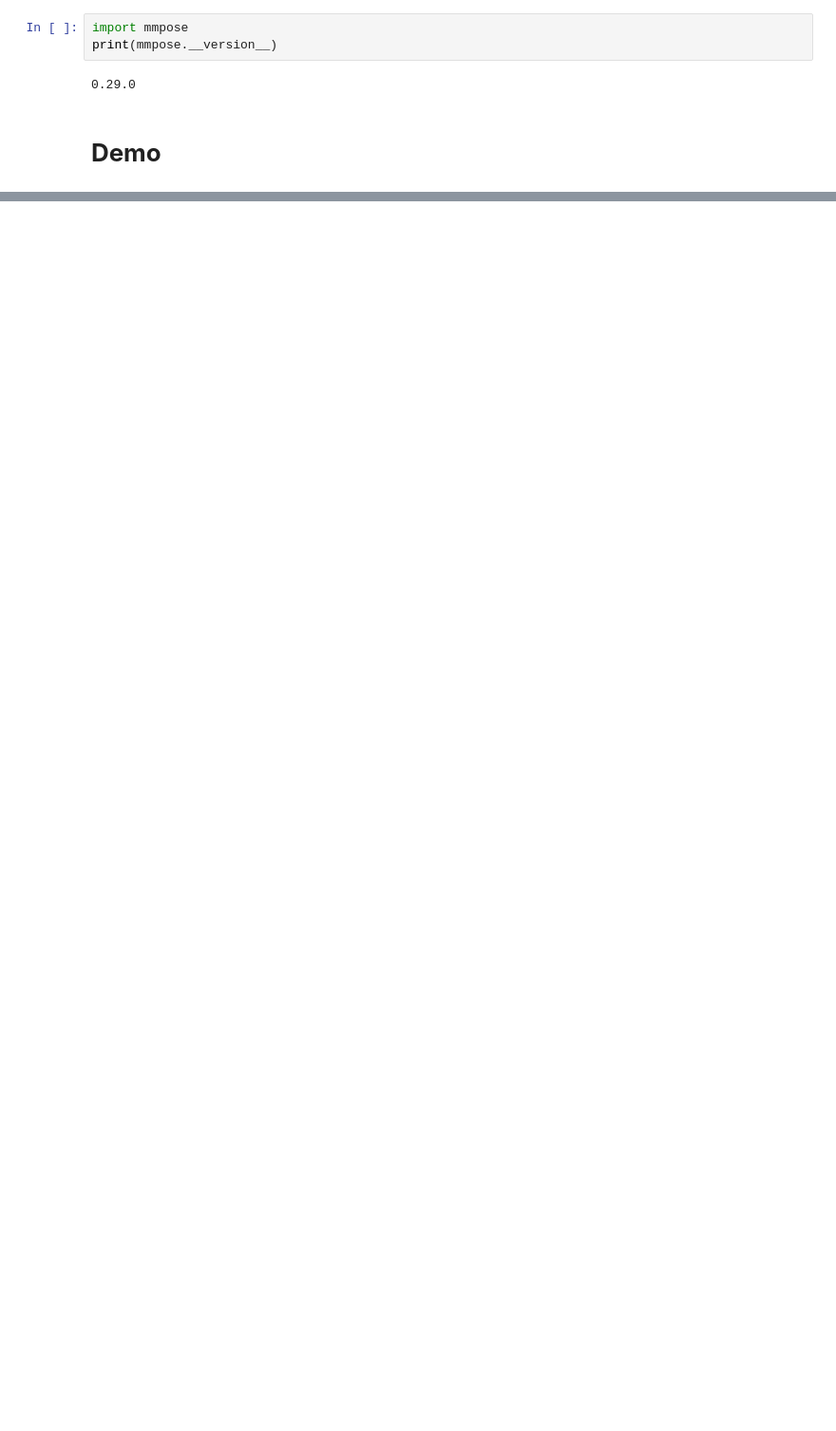
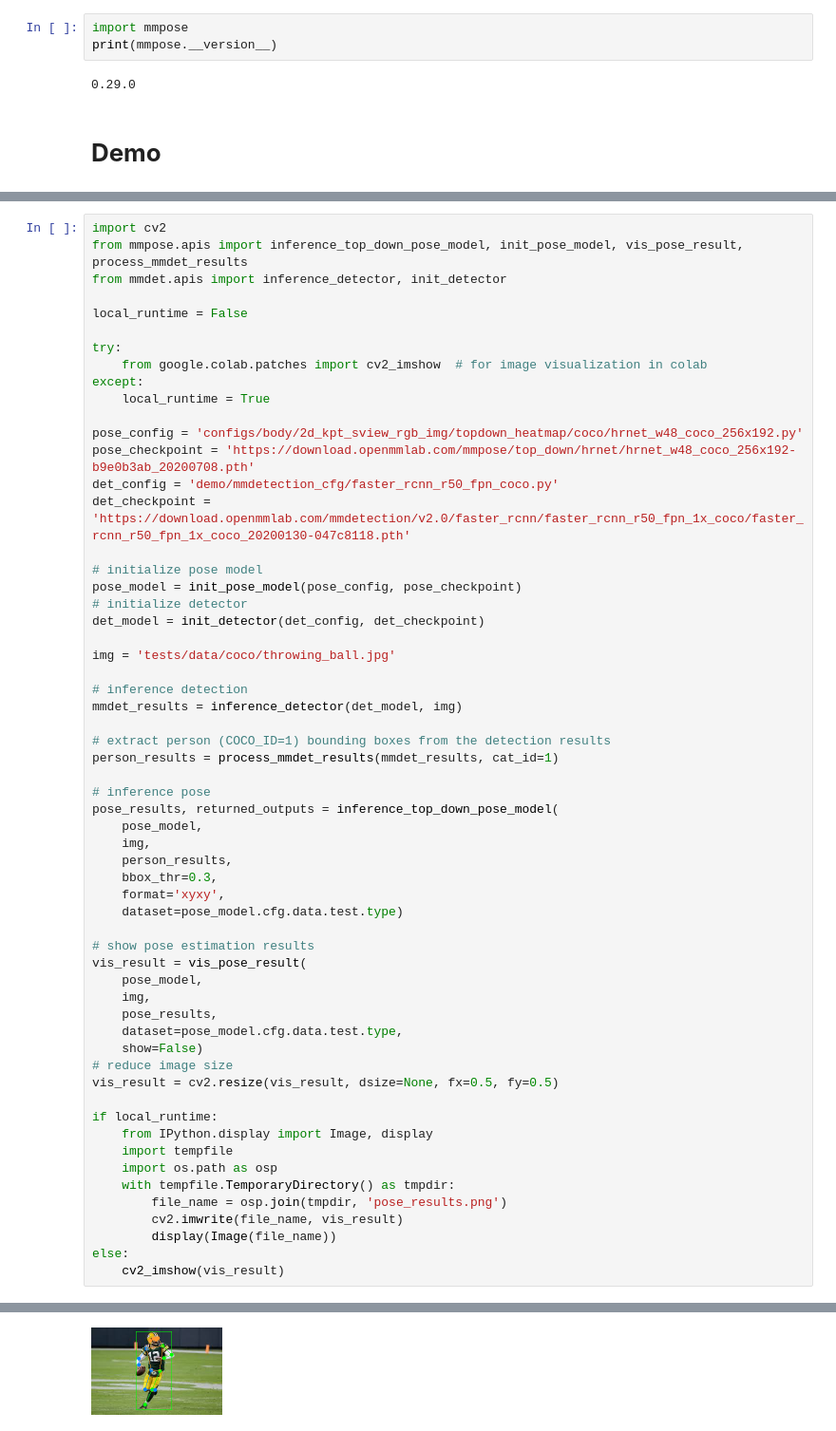
Before and after one commit to FilRougeIdemia/human-action-recognition, a Jupyter notebook: mmpose_tuto.ipynb, the cells around one changed output, grey strips where cells are left out. Shown: that part at 95% size. Drawn from its saved outputs; the diff is of its cells as text; blank space fills up the shorter version.

Commit message:
Detecting keypoints on a new image

```diff
--- a/mmpose_tuto.ipynb
+++ b/mmpose_tuto.ipynb
@@ -195,0 +168,60 @@ RuntimeError: No CUDA GPUs are available
+# %%
+import cv2
+from mmpose.apis import inference_top_down_pose_model, init_pose_model, vis_pose_result, process_mmdet_results
+from mmdet.apis import inference_detector, init_detector
+
+local_runtime = False
+
+try:
+    from google.colab.patches import cv2_imshow  # for image visualization in colab
+except:
+    local_runtime = True
+
+pose_config = 'configs/body/2d_kpt_sview_rgb_img/topdown_heatmap/coco/hrnet_w48_coco_256x192.py'
+pose_checkpoint = 'https://download.openmmlab.com/mmpose/top_down/hrnet/hrnet_w48_coco_256x192-b9e0b3ab_20200708.pth'
+det_config = 'demo/mmdetection_cfg/faster_rcnn_r50_fpn_coco.py'
+det_checkpoint = 'https://download.openmmlab.com/mmdetection/v2.0/faster_rcnn/faster_rcnn_r50_fpn_1x_coco/faster_rcnn_r50_fpn_1x_coco_20200130-047c8118.pth'
+
+# initialize pose model
+pose_model = init_pose_model(pose_config, pose_checkpoint)
+# initialize detector
+det_model = init_detector(det_config, det_checkpoint)
+
+img = 'tests/data/coco/throwing_ball.jpg'
+
+# inference detection
+mmdet_results = inference_detector(det_model, img)
+
+# extract person (COCO_ID=1) bounding boxes from the detection results
+person_results = process_mmdet_results(mmdet_results, cat_id=1)
+
+# inference pose
+pose_results, returned_outputs = inference_top_down_pose_model(
+    pose_model,
+    img,
+    person_results,
+    bbox_thr=0.3,
+    format='xyxy',
+    dataset=pose_model.cfg.data.test.type)
+
+# show pose estimation results
+vis_result = vis_pose_result(
+    pose_model,
+    img,
+    pose_results,
+    dataset=pose_model.cfg.data.test.type,
+    show=False)
+# reduce image size
+vis_result = cv2.resize(vis_result, dsize=None, fx=0.5, fy=0.5)
+
+if local_runtime:
+    from IPython.display import Image, display
+    import tempfile
+    import os.path as osp
+    with tempfile.TemporaryDirectory() as tmpdir:
+        file_name = osp.join(tmpdir, 'pose_results.png')
+        cv2.imwrite(file_name, vis_result)
+        display(Image(file_name))
+else:
+    cv2_imshow(vis_result)
+# %% [output]
@@ -195,0 +230 @@ RuntimeError: No CUDA GPUs are available
+[figure, added]
```
Also changed, not shown: parts of 12 cells of this notebook.
